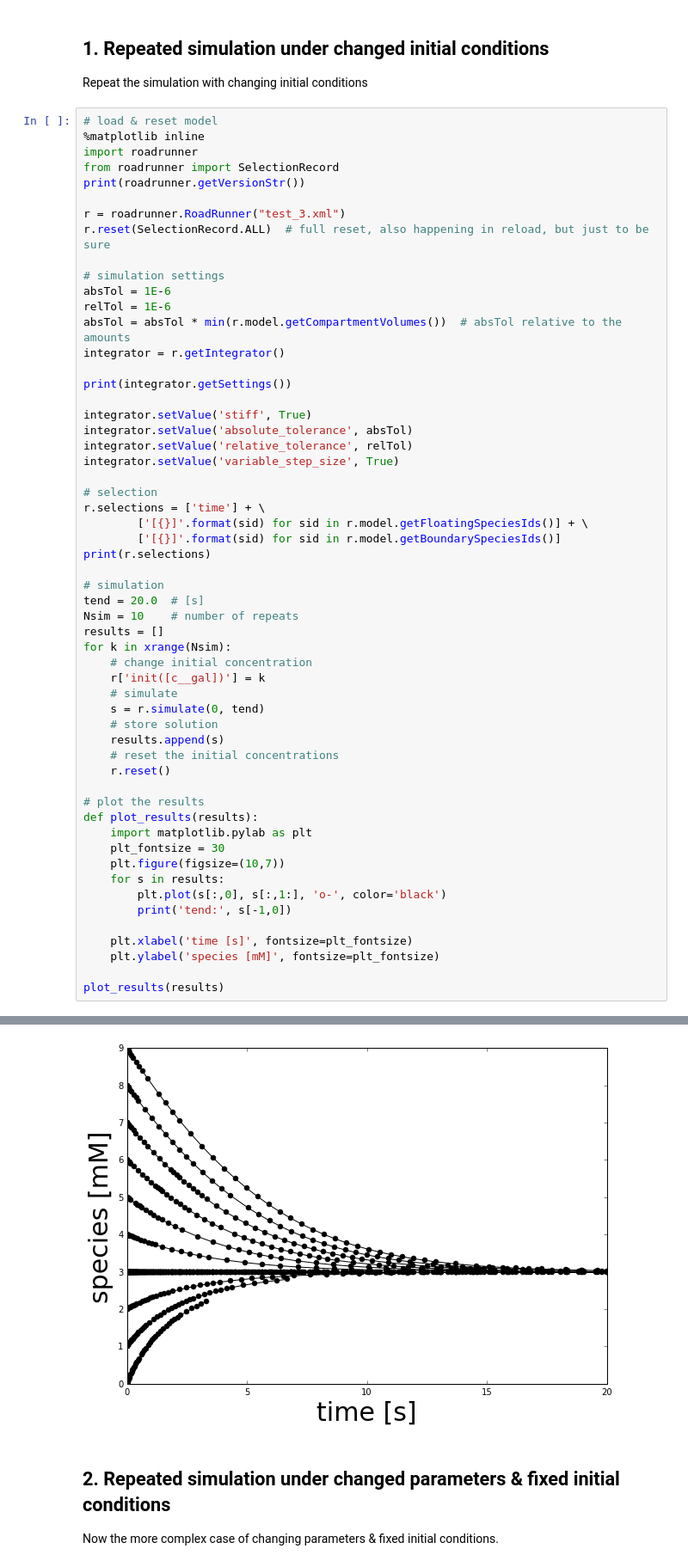
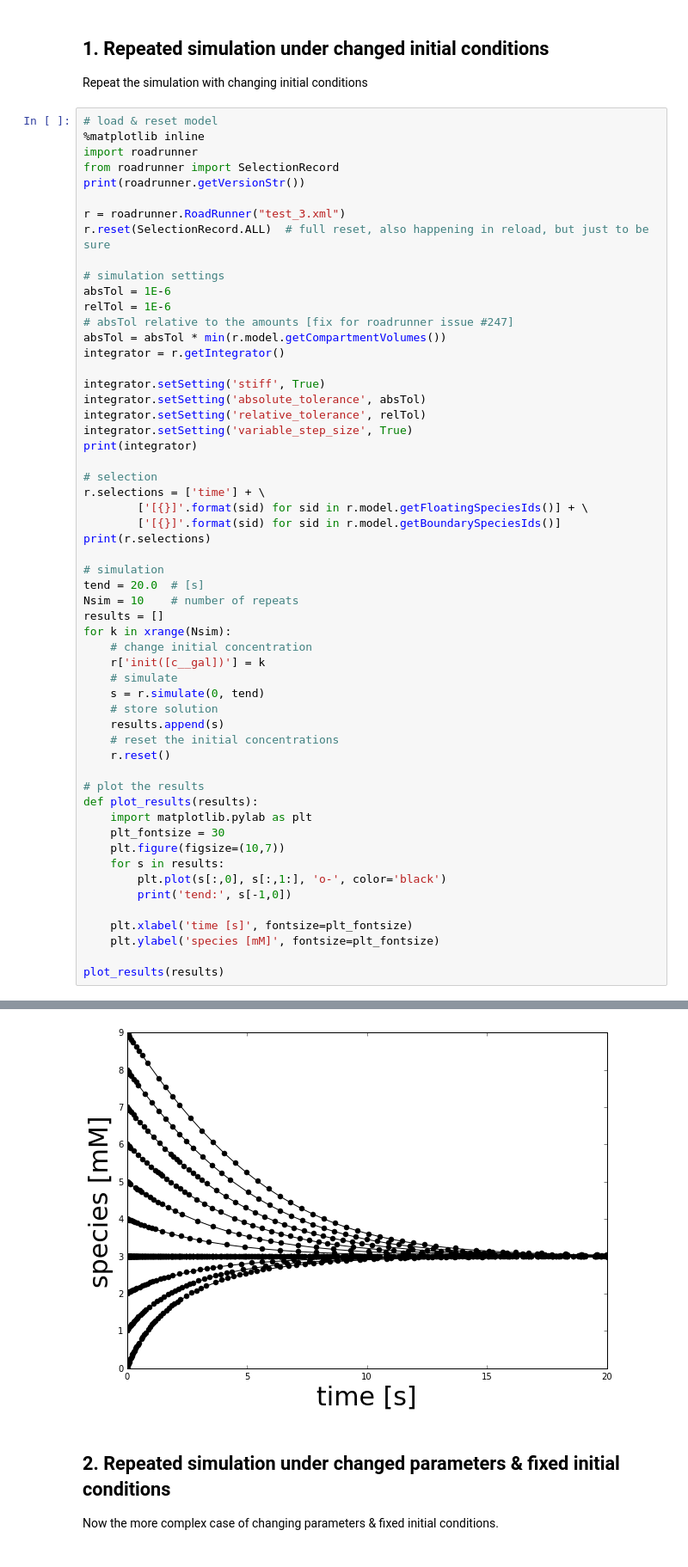
Before and after one commit to jingyayeah/multiscale-galactose, a Jupyter notebook: python/multiscalepy/multiscale/examples/notebook/SBML simulation strategies.ipynb, the cells around one changed output, grey strips where cells are left out. Shown at 86% size. Drawn from its saved outputs; the diff is of its cells as text.

```diff
--- a/python/multiscalepy/multiscale/examples/notebook/SBML simulation strategies.ipynb
+++ b/python/multiscalepy/multiscale/examples/notebook/SBML simulation strategies.ipynb
@@ -135,15 +137,15 @@ r.reset(SelectionRecord.ALL)  # full reset, also happening in reload, but just t
 # simulation settings
 absTol = 1E-6
 relTol = 1E-6
-absTol = absTol * min(r.model.getCompartmentVolumes())  # absTol relative to the amounts
+# absTol relative to the amounts [fix for roadrunner issue #247]
+absTol = absTol * min(r.model.getCompartmentVolumes())
 integrator = r.getIntegrator()
 
-print(integrator.getSettings())
-
-integrator.setValue('stiff', True)
-integrator.setValue('absolute_tolerance', absTol)
-integrator.setValue('relative_tolerance', relTol)
-integrator.setValue('variable_step_size', True)
+integrator.setSetting('stiff', True)
+integrator.setSetting('absolute_tolerance', absTol)
+integrator.setSetting('relative_tolerance', relTol)
+integrator.setSetting('variable_step_size', True)
+print(integrator)
 
 # selection
 r.selections = ['time'] + \
@@ -195,4 +201,4 @@ tend: 19.6141279347
-[figure, old version]
+[figure, new version]
 # %% [markdown]
 ## 2. Repeated simulation under changed parameters & fixed initial conditions
 Now the more complex case of changing parameters & fixed initial conditions.
```
Also changed, not shown: parts of 6 cells of this notebook.
